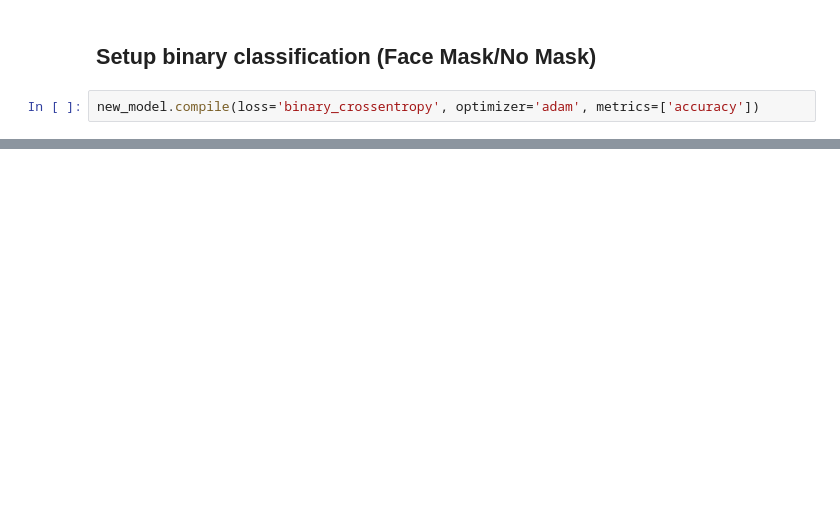
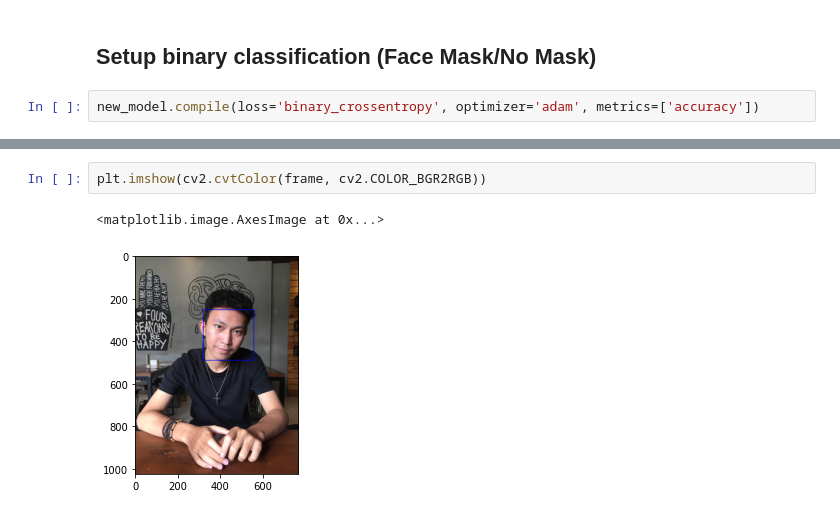
Before and after one commit to lovelyoyrmia/machine-learning-notebook, a Jupyter notebook: face_mask_detection_v2.ipynb, the cells around one changed output, grey strips where cells are left out. Drawn from its saved outputs; the diff is of its cells as text; blank space fills up the shorter version.

```diff
--- a/face_mask_detection_v2.ipynb
+++ b/face_mask_detection_v2.ipynb
@@ -225,0 +284,5 @@ labels[500:505]
+# %%
+plt.imshow(cv2.cvtColor(frame, cv2.COLOR_BGR2RGB))
+# %% [output]
+<matplotlib.image.AxesImage at 0x...>
+[figure, added]
```
Also changed, not shown: parts of 27 cells of this notebook.
